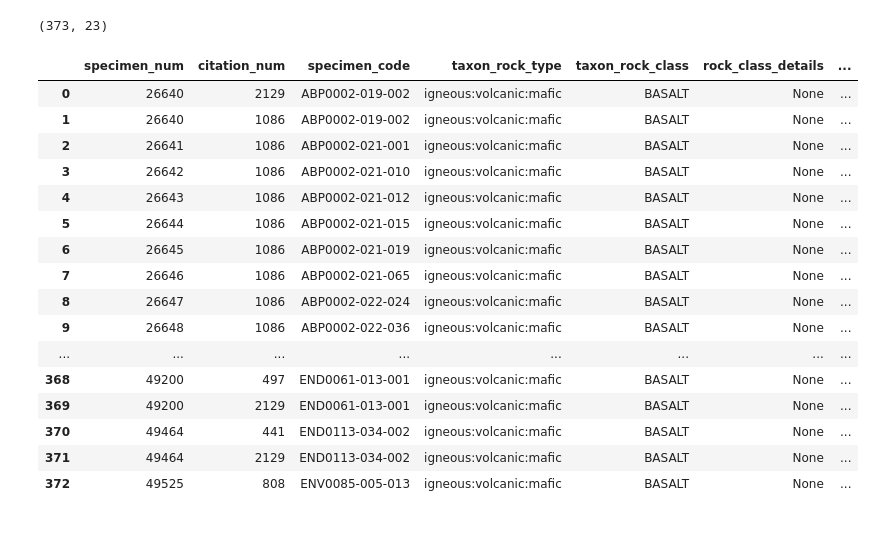
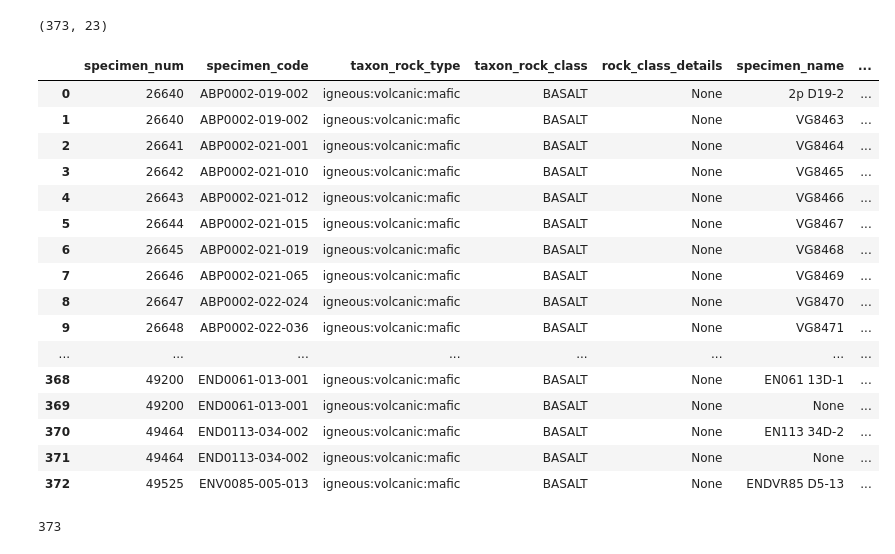
Before and after one commit to mdogy/MLforEarthChem, a Jupyter notebook: developmentNotebooks/final_final.ipynb, the cells around one changed output. Cells and saved outputs as stored; diff of their text form; code cells hidden in the pictures.

```diff
--- a/developmentNotebooks/final_final.ipynb
+++ b/developmentNotebooks/final_final.ipynb
@@ -588,23 +588,31 @@ new_df_final.shape
 # %%
 # data for attributes are all 'none', 'rock'(specimen_material)
 
-new_df_final1 = new_df_final.drop(columns = ['sampling_technique_code', 'sampling_technique_name', 'specimen_material'])
+new_df_final1 = new_df_final.drop(columns = ['sampling_technique_code', 'sampling_technique_name', 'specimen_material', 'points_text', 'centerLat', 'centerLong', 'citation_num'])
 new_df_final1
 # %% [output]
-|  | specimen_num | citation_num | specimen_code | taxon_rock_type | taxon_rock_class | rock_class_details | ... |
-| 0 | 26640 | 2129 | ABP0002-019-002 | igneous:volcanic:mafic | BASALT | None | ... |
-| 1 | 26640 | 1086 | ABP0002-019-002 | igneous:volcanic:mafic | BASALT | None | ... |
-| 2 | 26641 | 1086 | ABP0002-021-001 | igneous:volcanic:mafic | BASALT | None | ... |
-| 3 | 26642 | 1086 | ABP0002-021-010 | igneous:volcanic:mafic | BASALT | None | ... |
-| 4 | 26643 | 1086 | ABP0002-021-012 | igneous:volcanic:mafic | BASALT | None | ... |
-| 5 | 26644 | 1086 | ABP0002-021-015 | igneous:volcanic:mafic | BASALT | None | ... |
-| 6 | 26645 | 1086 | ABP0002-021-019 | igneous:volcanic:mafic | BASALT | None | ... |
-| 7 | 26646 | 1086 | ABP0002-021-065 | igneous:volcanic:mafic | BASALT | None | ... |
-| 8 | 26647 | 1086 | ABP0002-022-024 | igneous:volcanic:mafic | BASALT | None | ... |
-| 9 | 26648 | 1086 | ABP0002-022-036 | igneous:volcanic:mafic | BASALT | None | ... |
+|  | specimen_num | specimen_code | taxon_rock_type | taxon_rock_class | rock_class_details | specimen_name | ... |
+| 0 | 26640 | ABP0002-019-002 | igneous:volcanic:mafic | BASALT | None | 2p D19-2 | ... |
+| 1 | 26640 | ABP0002-019-002 | igneous:volcanic:mafic | BASALT | None | VG8463 | ... |
+| 2 | 26641 | ABP0002-021-001 | igneous:volcanic:mafic | BASALT | None | VG8464 | ... |
+| 3 | 26642 | ABP0002-021-010 | igneous:volcanic:mafic | BASALT | None | VG8465 | ... |
+| 4 | 26643 | ABP0002-021-012 | igneous:volcanic:mafic | BASALT | None | VG8466 | ... |
+| 5 | 26644 | ABP0002-021-015 | igneous:volcanic:mafic | BASALT | None | VG8467 | ... |
+| 6 | 26645 | ABP0002-021-019 | igneous:volcanic:mafic | BASALT | None | VG8468 | ... |
+| 7 | 26646 | ABP0002-021-065 | igneous:volcanic:mafic | BASALT | None | VG8469 | ... |
+| 8 | 26647 | ABP0002-022-024 | igneous:volcanic:mafic | BASALT | None | VG8470 | ... |
+| 9 | 26648 | ABP0002-022-036 | igneous:volcanic:mafic | BASALT | None | VG8471 | ... |
 | ... | ... | ... | ... | ... | ... | ... | ... |
-| 368 | 49200 | 497 | END0061-013-001 | igneous:volcanic:mafic | BASALT | None | ... |
-| 369 | 49200 | 2129 | END0061-013-001 | igneous:volcanic:mafic | BASALT | None | ... |
-| 370 | 49464 | 441 | END0113-034-002 | igneous:volcanic:mafic | BASALT | None | ... |
-| 371 | 49464 | 2129 | END0113-034-002 | igneous:volcanic:mafic | BASALT | None | ... |
-| 372 | 49525 | 808 | ENV0085-005-013 | igneous:volcanic:mafic | BASALT | None | ... |
+| 368 | 49200 | END0061-013-001 | igneous:volcanic:mafic | BASALT | None | EN061 13D-1 | ... |
+| 369 | 49200 | END0061-013-001 | igneous:volcanic:mafic | BASALT | None | None | ... |
+| 370 | 49464 | END0113-034-002 | igneous:volcanic:mafic | BASALT | None | EN113 34D-2 | ... |
+| 371 | 49464 | END0113-034-002 | igneous:volcanic:mafic | BASALT | None | None | ... |
+| 372 | 49525 | ENV0085-005-013 | igneous:volcanic:mafic | BASALT | None | ENDVR85 D5-13 | ... |
+# %%
+def mycompare (row1, row2, column_name):
+    return row1[column_name] == row2[column_name]
+
+mycompare(new_df_final1.loc[0], new_df_final1.loc[1], 'specimen_num')
+print(len(new_df_final1))
+# %% [output]
+373
```
Also changed, not shown: parts of 2 cells of this notebook.
